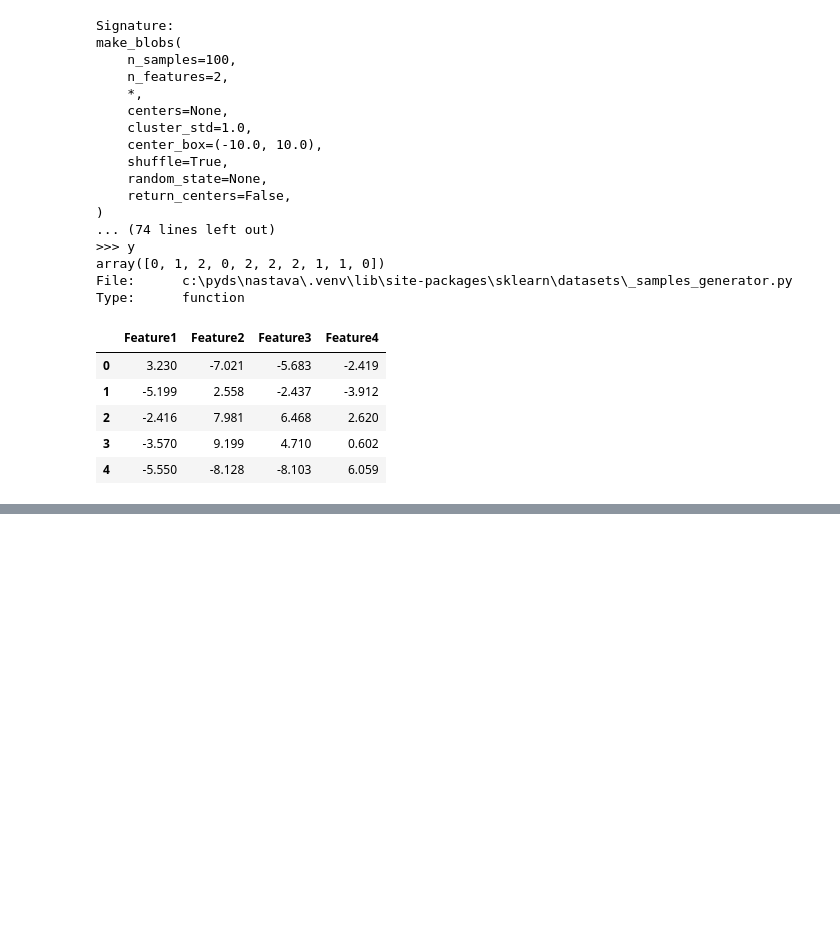
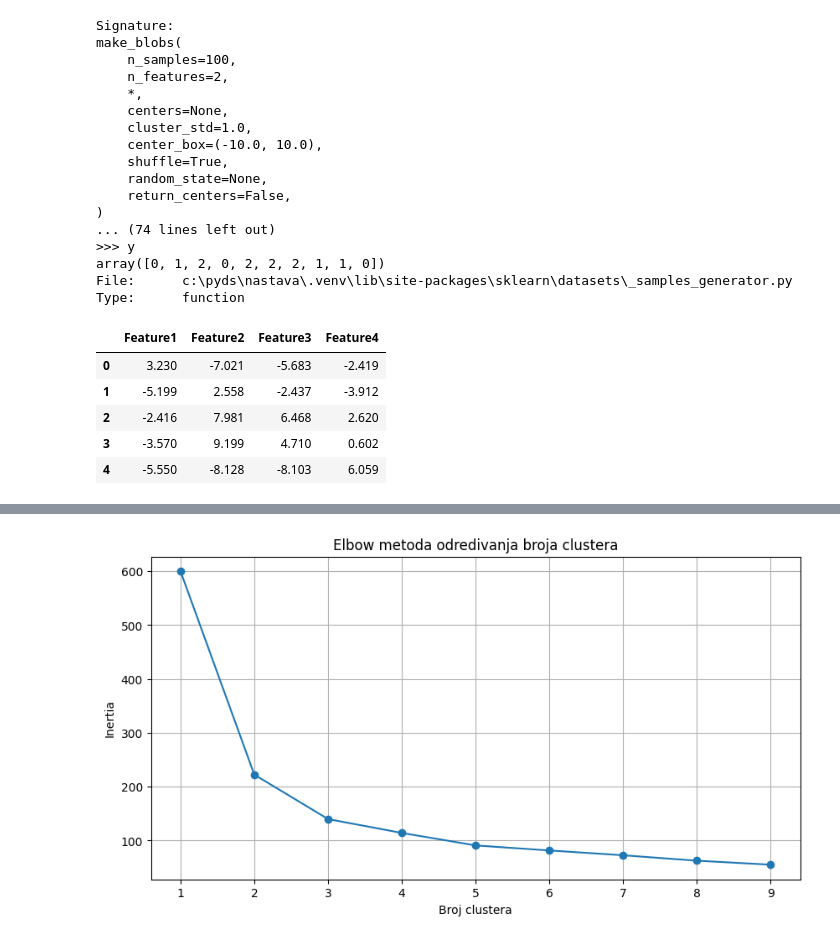
Before and after one commit to python-developer-algebra-klujic/pyds-ponavljanje, a Jupyter notebook: 15_Clustering_02.ipynb, the cells around one changed output, grey strips where cells are left out. Cells and saved outputs as stored; diff of their text form; code cells hidden in the pictures; blank space fills up the shorter version.

```diff
--- a/15_Clustering_02.ipynb
+++ b/15_Clustering_02.ipynb
@@ -132,0 +135,4 @@ df_blob.head()
+# %%
+iris = load_iris(as_frame=True)
+df_iris = iris.frame.copy()
+df_iris
@@ -132,0 +153,3 @@ df_blob.head()
+# %%
+X_iris = df_iris[iris.feature_names].copy()
+X_iris.head()
@@ -132,0 +163,21 @@ df_blob.head()
+# %%
+scalar_iris = StandardScaler()
+X_iris_scaled = scalar_iris.fit_transform(X_iris)
+# %%
+inertias = []
+k_values = range(1, 10)
+
+for k in k_values:
+    model = KMeans(n_clusters=k, random_state=42, n_init=10)
+    model.fit(X_iris_scaled)
+    inertias.append(model.inertia_)
+
+plt.figure(figsize=(10, 5))
+plt.plot(list(k_values), inertias, marker='o')
+plt.title('Elbow metoda odredivanja broja clustera')
+plt.xlabel('Broj clustera')
+plt.ylabel('Inertia')
+plt.grid(True)
+plt.show()
+# %% [output]
+[figure, added]
```
Also changed, not shown: parts of 5 cells of this notebook.
